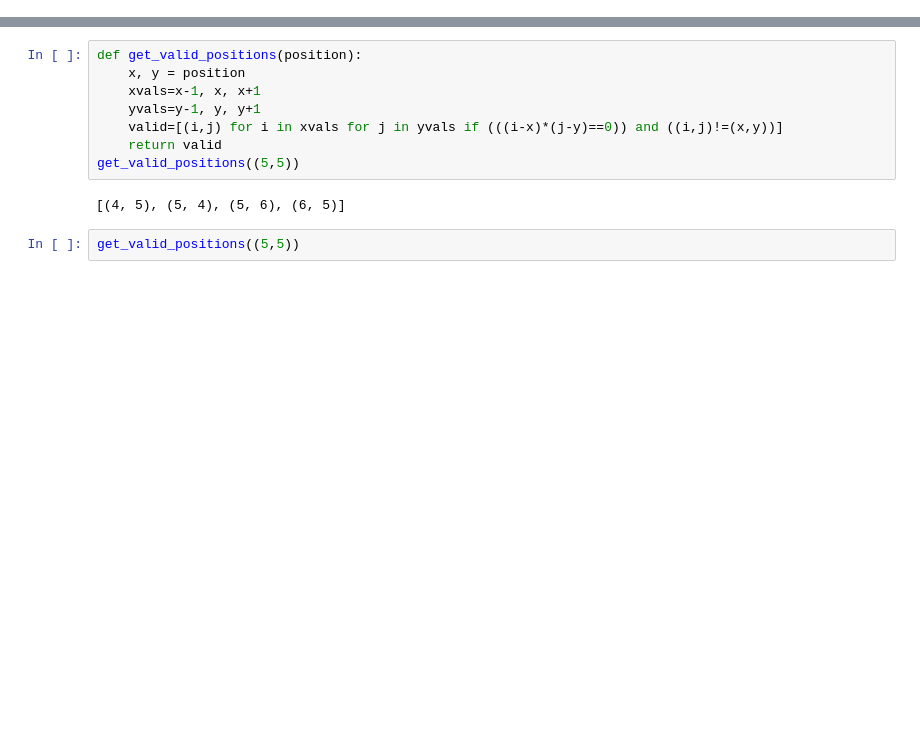
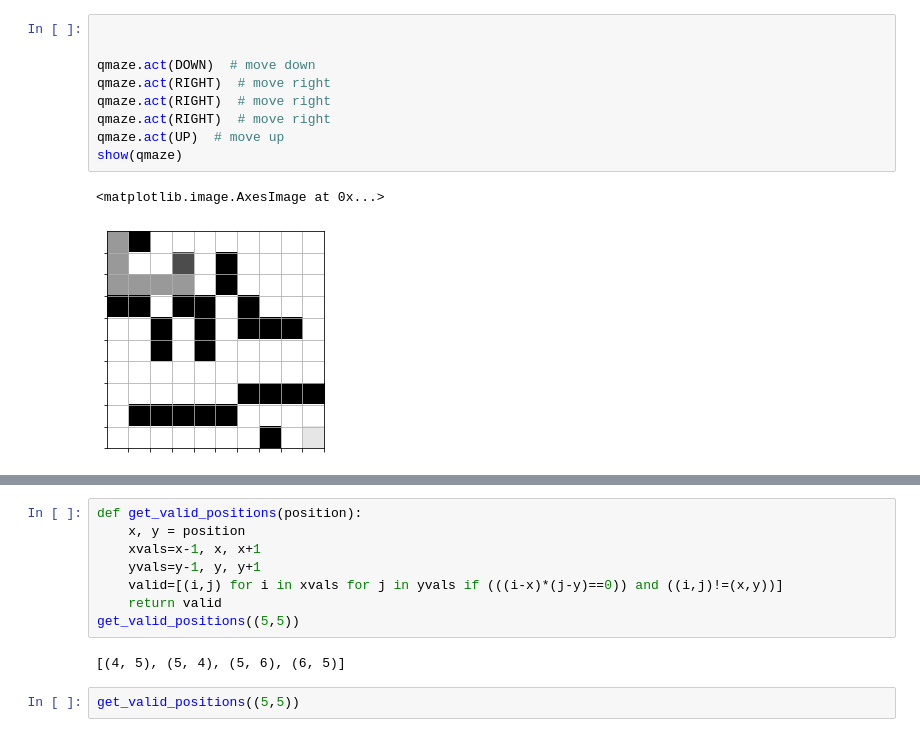
Before and after one commit to skpai/Reinforcement, a Jupyter notebook: test.ipynb, the cells around one changed output, grey strips where cells are left out. Saved outputs shown, nothing was run; the diff lists cells and outputs as text; blank space fills up the shorter version.

```diff
--- a/test.ipynb
+++ b/test.ipynb
@@ -74,0 +201,12 @@ AttributeError: 'numpy.float64' object has no attribute 'to_list'
+# %%
+
+
+qmaze.act(DOWN)  # move down
+qmaze.act(RIGHT)  # move right
+qmaze.act(RIGHT)  # move right
+qmaze.act(RIGHT)  # move right
+qmaze.act(UP)  # move up
+show(qmaze)
+# %% [output]
+<matplotlib.image.AxesImage at 0x...>
+[figure, added]
```
Also changed, not shown: parts of 27 cells of this notebook.
